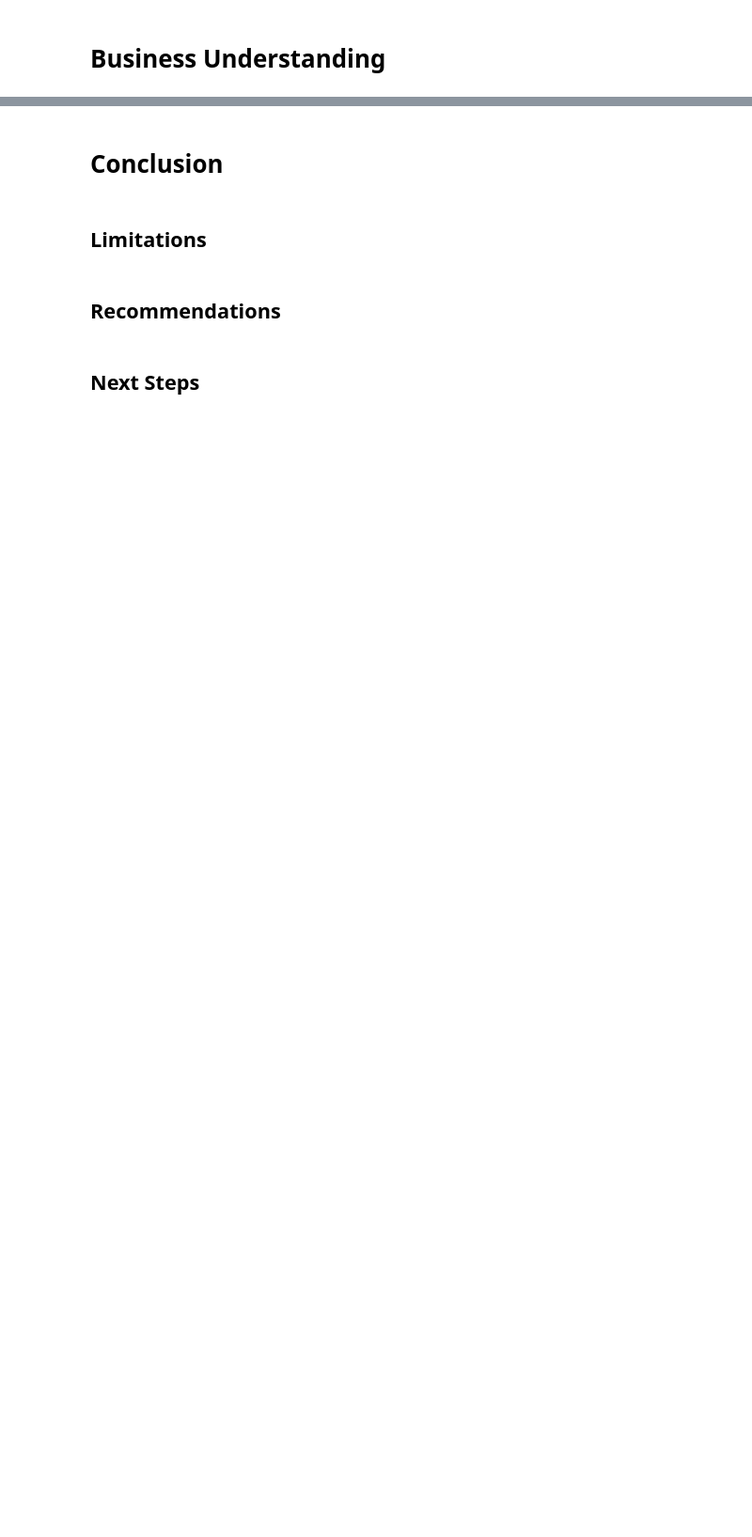
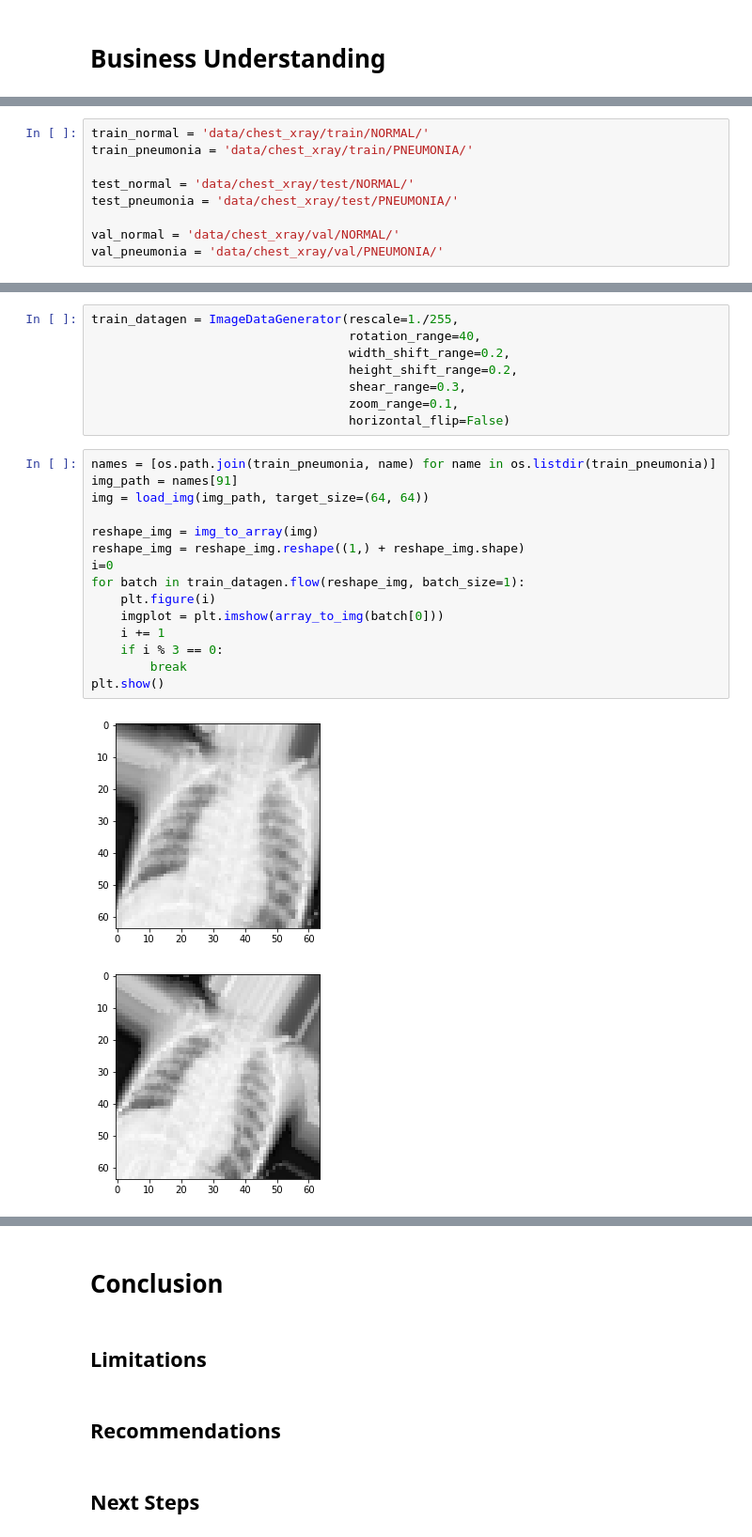
Before and after one commit to lpb3393/predicting_pneumonia, a Jupyter notebook: predicting_pneumonia.ipynb, the cells around one changed output, grey strips where cells are left out. Shown at 94% size. Cells and saved outputs as stored; diff of their text form; blank space fills up the shorter version.

```diff
--- a/predicting_pneumonia.ipynb
+++ b/predicting_pneumonia.ipynb
@@ -4,0 +30,9 @@
+# %%
+train_normal = 'data/chest_xray/train/NORMAL/'
+train_pneumonia = 'data/chest_xray/train/PNEUMONIA/'
+
+test_normal = 'data/chest_xray/test/NORMAL/'
+test_pneumonia = 'data/chest_xray/test/PNEUMONIA/'
+
+val_normal = 'data/chest_xray/val/NORMAL/'
+val_pneumonia = 'data/chest_xray/val/PNEUMONIA/'
@@ -10,0 +319,26 @@
+# %%
+train_datagen = ImageDataGenerator(rescale=1./255,
+                                   rotation_range=40,
+                                   width_shift_range=0.2,
+                                   height_shift_range=0.2,
+                                   shear_range=0.3,
+                                   zoom_range=0.1,
+                                   horizontal_flip=False)
+# %%
+names = [os.path.join(train_pneumonia, name) for name in os.listdir(train_pneumonia)]
+img_path = names[91]
+img = load_img(img_path, target_size=(64, 64))
+
+reshape_img = img_to_array(img)
+reshape_img = reshape_img.reshape((1,) + reshape_img.shape)
+i=0
+for batch in train_datagen.flow(reshape_img, batch_size=1):
+    plt.figure(i)
+    imgplot = plt.imshow(array_to_img(batch[0]))
+    i += 1
+    if i % 3 == 0:
+        break
+plt.show()
+# %% [output]
+[figure, added]
+[figure, added]
```
Also changed, not shown: parts of 47 cells of this notebook.
